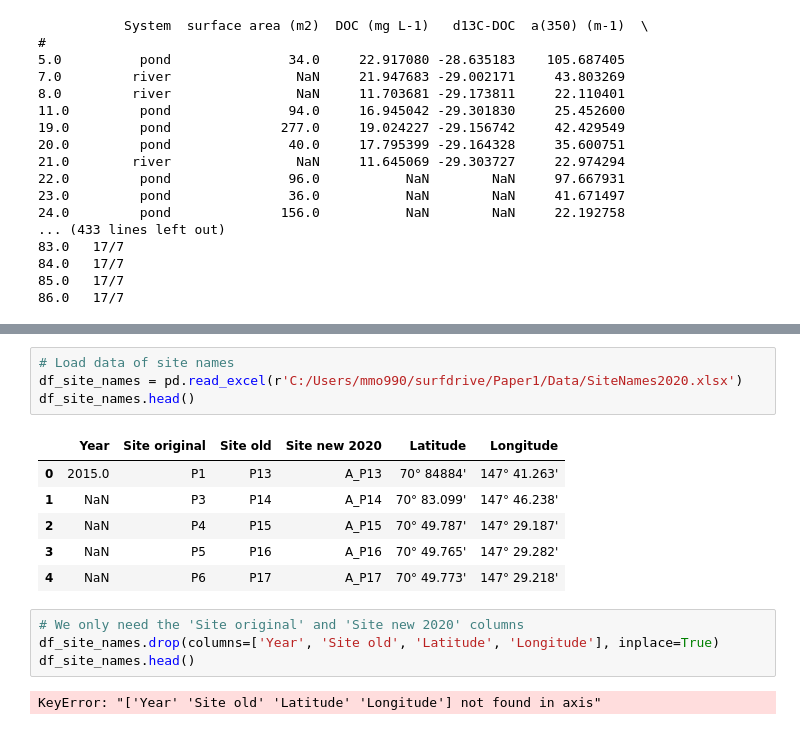
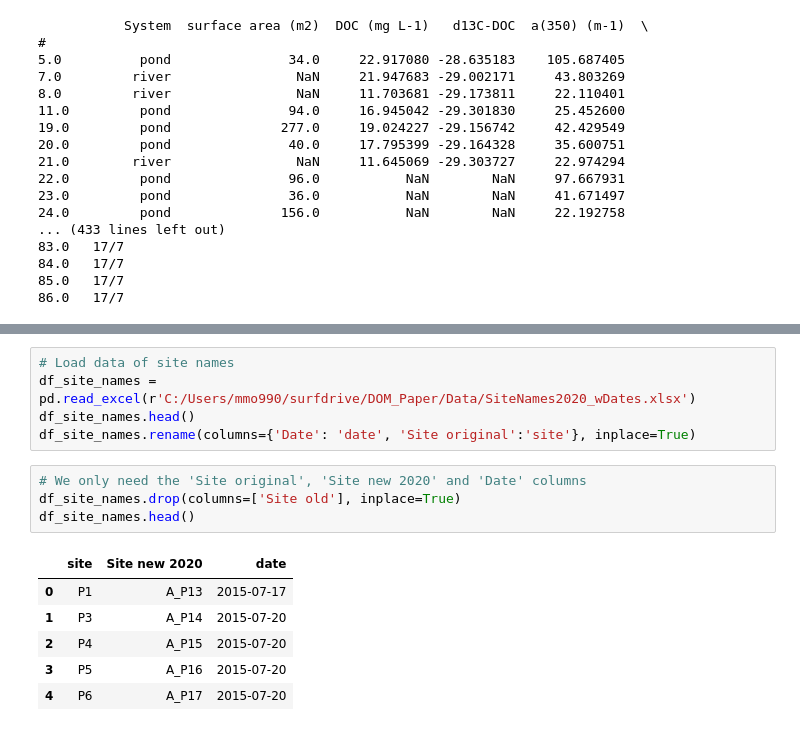
Before and after one commit to mmrosco/DOM, a Jupyter notebook: Data_join_clean.ipynb, the cells around one changed output, grey strips where cells are left out. Saved outputs shown, nothing was run; the diff lists cells and outputs as text.

```diff
--- a/Data_join_clean.ipynb
+++ b/Data_join_clean.ipynb
@@ -276,18 +318,17 @@ with pd.option_context('display.max_rows', None, 'display.max_columns', None):
 # %%
 # Load data of site names
-df_site_names = pd.read_excel(r'C:/Users/mmo990/surfdrive/Paper1/Data/SiteNames2020.xlsx')
+df_site_names = pd.read_excel(r'C:/Users/mmo990/surfdrive/DOM_Paper/Data/SiteNames2020_wDates.xlsx')
 df_site_names.head()
+df_site_names.rename(columns={'Date': 'date', 'Site original':'site'}, inplace=True)
-# %% [output]
-|  | Year | Site original | Site old | Site new 2020 | Latitude | Longitude |
-| 0 | 2015.0 | P1 | P13 | A_P13 | 70° 84884' | 147° 41.263' |
-| 1 | NaN | P3 | P14 | A_P14 | 70° 83.099' | 147° 46.238' |
-| 2 | NaN | P4 | P15 | A_P15 | 70° 49.787' | 147° 29.187' |
-| 3 | NaN | P5 | P16 | A_P16 | 70° 49.765' | 147° 29.282' |
-| 4 | NaN | P6 | P17 | A_P17 | 70° 49.773' | 147° 29.218' |
 # %%
-# We only need the 'Site original' and 'Site new 2020' columns
-df_site_names.drop(columns=['Year', 'Site old', 'Latitude', 'Longitude'], inplace=True)
+# We only need the 'Site original', 'Site new 2020' and 'Date' columns
+df_site_names.drop(columns=['Site old'], inplace=True)
 df_site_names.head()
 # %% [output]
-KeyError: "['Year' 'Site old' 'Latitude' 'Longitude'] not found in axis"
+|  | site | Site new 2020 | date |
+| 0 | P1 | A_P13 | 2015-07-17 |
+| 1 | P3 | A_P14 | 2015-07-20 |
+| 2 | P4 | A_P15 | 2015-07-20 |
+| 3 | P5 | A_P16 | 2015-07-20 |
+| 4 | P6 | A_P17 | 2015-07-20 |
 # %%
```
Also changed, not shown: parts of 17 cells of this notebook.
